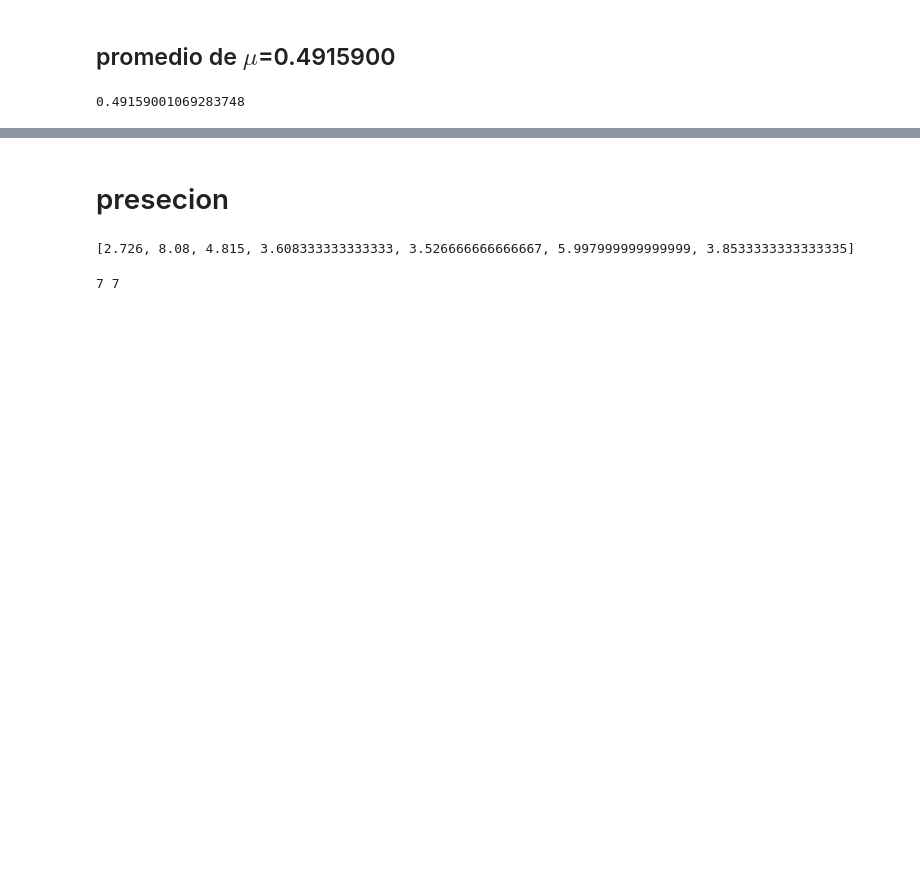
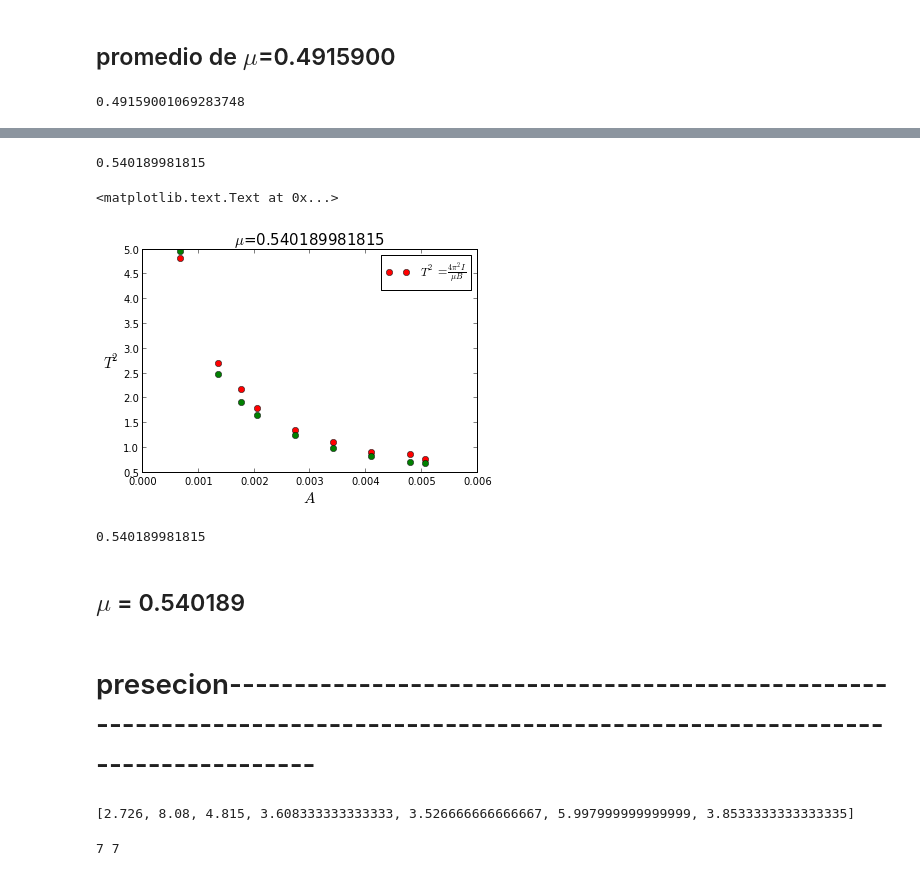
Before and after one commit to daniel-lozano/lab-intermedio, a Jupyter notebook: torque/Magnetico.ipynb, the cells around one changed output, grey strips where cells are left out. Saved outputs shown, nothing was run; the diff lists cells and outputs as text; code cells hidden in the pictures; blank space fills up the shorter version.

```diff
--- a/torque/Magnetico.ipynb
+++ b/torque/Magnetico.ipynb
@@ -176,5 +211,26 @@ plot(K,"bo")
+# %%
+plot(B,T2,"ro",label="$T^2=\\frac{4\pi^{2}I}{\mu B}$")
+#plot(B,fit,"b")
+plot(B,fit,"go")
+xlabel("$A$",size=15)
+ylabel("$T^{2}$",rotation="horizontal",size=15)
+legend()
+mu=4*(pi**2)*I/valores[0]
+print mu
+title("$\mu$="+str(mu),size=15)
+# %% [output]
+0.540189981815
+<matplotlib.text.Text at 0x...>
+[figure, added]
+# %%
+mu=4*(pi**2)*I/valores[0]
+print mu
+# %% [output]
+0.540189981815
+# %% [markdown]
+## $\mu$ = 0.540189
 # %% [markdown]
-# presecion
+# presecion---------------------------------------------------------------------------------------------------------------------------------
 # %%
 def f3(w,A,T):
     return 2*pi*I*w/(T*c*A)
```
Also changed, not shown: parts of 31 cells of this notebook, 2 other files.
